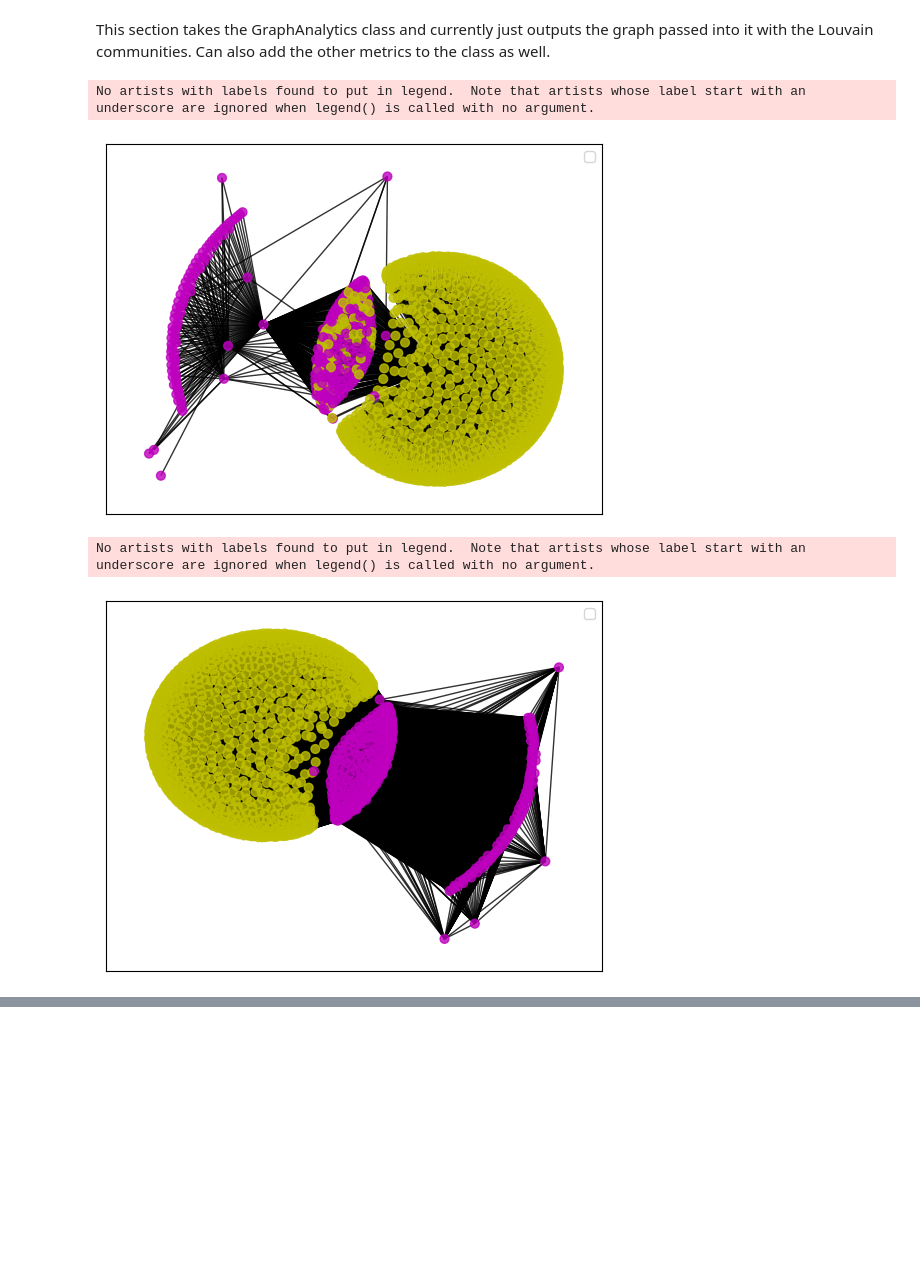
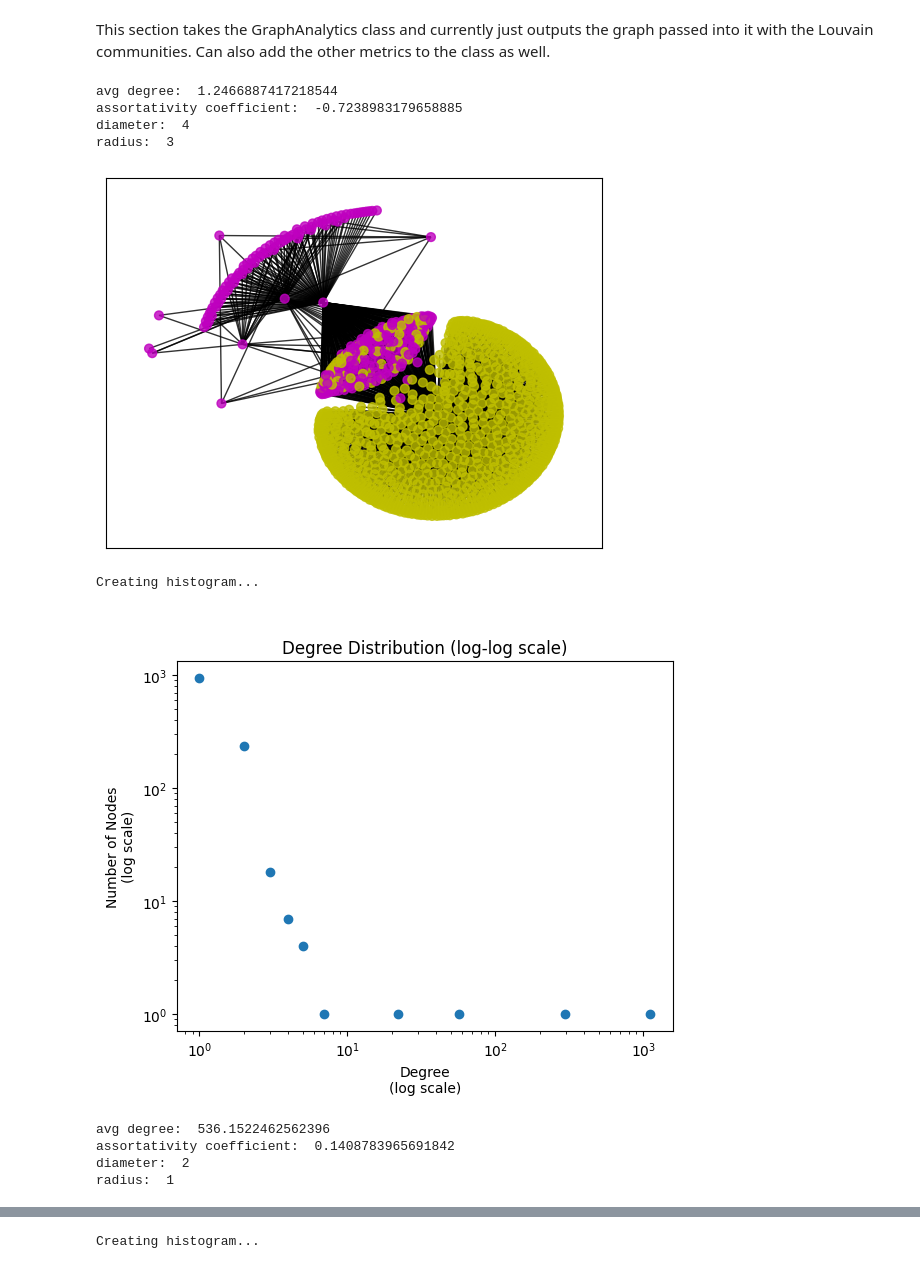
Before and after one commit to MichaelAGoodrich/CS575-Final-Project-Winter-2023, a Jupyter notebook: GraphAnalytics.ipynb, the cells around one changed output, grey strips where cells are left out. Drawn from its saved outputs; the diff is of its cells as text; code cells hidden in the pictures; blank space fills up the shorter version.

Commit message:
create log-log graph to check if scale-free or not

```diff
--- a/GraphAnalytics.ipynb
+++ b/GraphAnalytics.ipynb
@@ -113,21 +113,28 @@ This section takes the GraphAnalytics class and currently just outputs the graph
 # %%
 from GraphAnalytics import GraphAnalytics
 
 graph_database = GraphManager('datasets/suicide_rates_by_category.csv', node_types=[['country', 'age', 'sex'], ['suicides_per_100k_bins']])
 G = graph_database.getGraph_of_Database()
 P = graph_database.extractProjectionGraph('country, age, sex')
 H = graph_database.extractLargestComponent(G)
 pos = nx.nx_agraph.graphviz_layout(H, prog='neato')
 color_map = graph_database.getColormap_by_Nodetype(H)
 
 test = GraphAnalytics(H)
-test.showCommunities()
+test.getGraphAnalysis()
 
 P2 = graph_database.extractLargestComponent(P)
 test2 = GraphAnalytics(P2)
-test2.showCommunities()
+test2.getGraphAnalysis()
 # %% [output]
-No artists with labels found to put in legend.  Note that artists whose label start with an underscore are ignored when legend() is called with no argument.
+avg degree:  1.2466887417218544
+assortativity coefficient:  -0.7238983179658885
+diameter:  4
+radius:  3
-[figure, old version]
+[figure, new version]
-No artists with labels found to put in legend.  Note that artists whose label start with an underscore are ignored when legend() is called with no argument.
+Creating histogram...
-[figure, old version]
+[figure, new version]
+avg degree:  536.1522462562396
+assortativity coefficient:  0.1408783965691842
+diameter:  2
+radius:  1
@@ -133,0 +142 @@ No artists with labels found to put in legend.  Note that artists whose label st
+Creating histogram...
```
Also changed, not shown: parts of 4 cells of this notebook, 1 other file.
